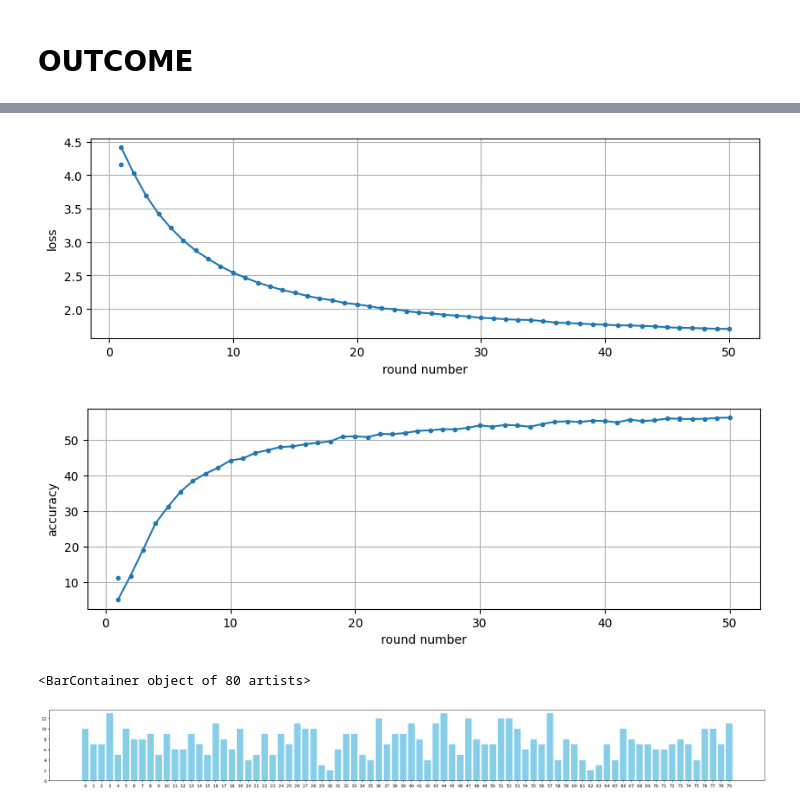
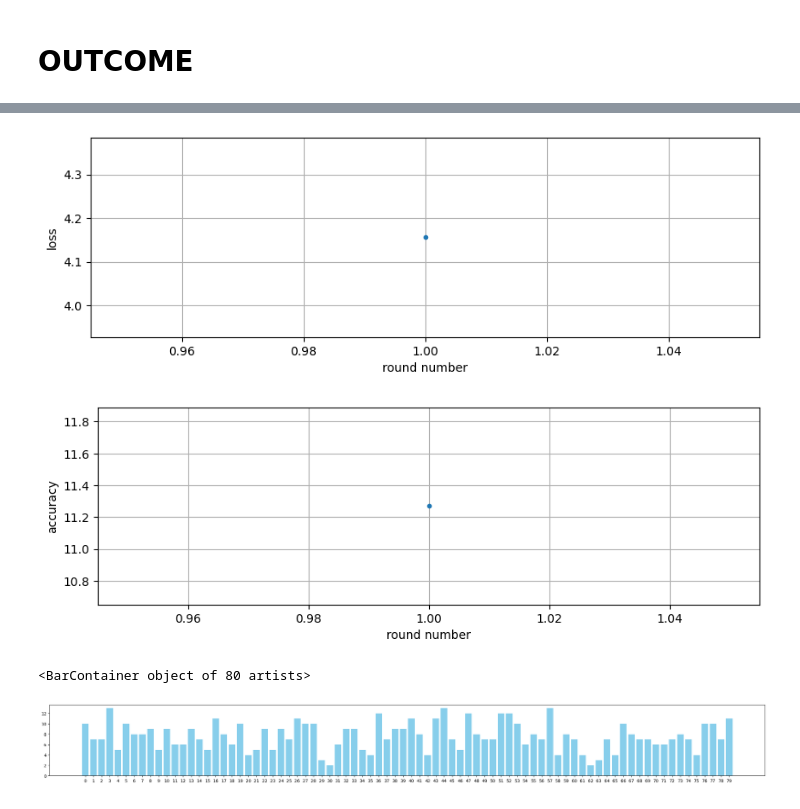
Before and after one commit to mohammad-rahbari/federated-learning_visual-classification, a Jupyter notebook: notebooks/Federated_learning_server_v2.ipynb, the cells around one changed output, grey strips where cells are left out. Drawn from its saved outputs; the diff is of its cells as text; code cells hidden in the pictures.

```diff
--- a/notebooks/Federated_learning_server_v2.ipynb
+++ b/notebooks/Federated_learning_server_v2.ipynb
@@ -640,34 +640,35 @@ global_model_log.head()
 import matplotlib.pyplot as plt
 
 
 pre_df = pd.read_csv("/content/drive/MyDrive/MLDL_FederatedLearning/csv/global_log.csv")
+pre_df = pre_df[pre_df['aggregation_method'] == "FedQ"]
 
 
 
 def my_plot(pre_df,column_name):
   plt.figure(figsize=(10, 3))
   plt.plot( pre_df["round_number"],pre_df[column_name], ".-" )
 
   plt.grid(True)
   plt.xlabel("round number")
   plt.ylabel(column_name)
 
   plt.show()
 my_plot(pre_df,"loss")
 my_plot(pre_df,"accuracy")
 
 
 client_n_lst= list(clients_data["client_id"].values)
 client_n_lst.sort()
 client_n_set  = list(set(client_n_lst))
 count_lst = []
 for i in range(len(client_n_set)):
   count_lst.append(client_n_lst.count(client_n_set[i]))
   client_n_set[i] = str(client_n_set[i])
 plt.figure(figsize=(30, 3))
 plt.bar(client_n_set,count_lst,color='skyblue')
 # %% [output]
-[figure, old version]
+[figure, new version]
-[figure, old version]
+[figure, new version]
 <BarContainer object of 80 artists>
 [figure]
```
